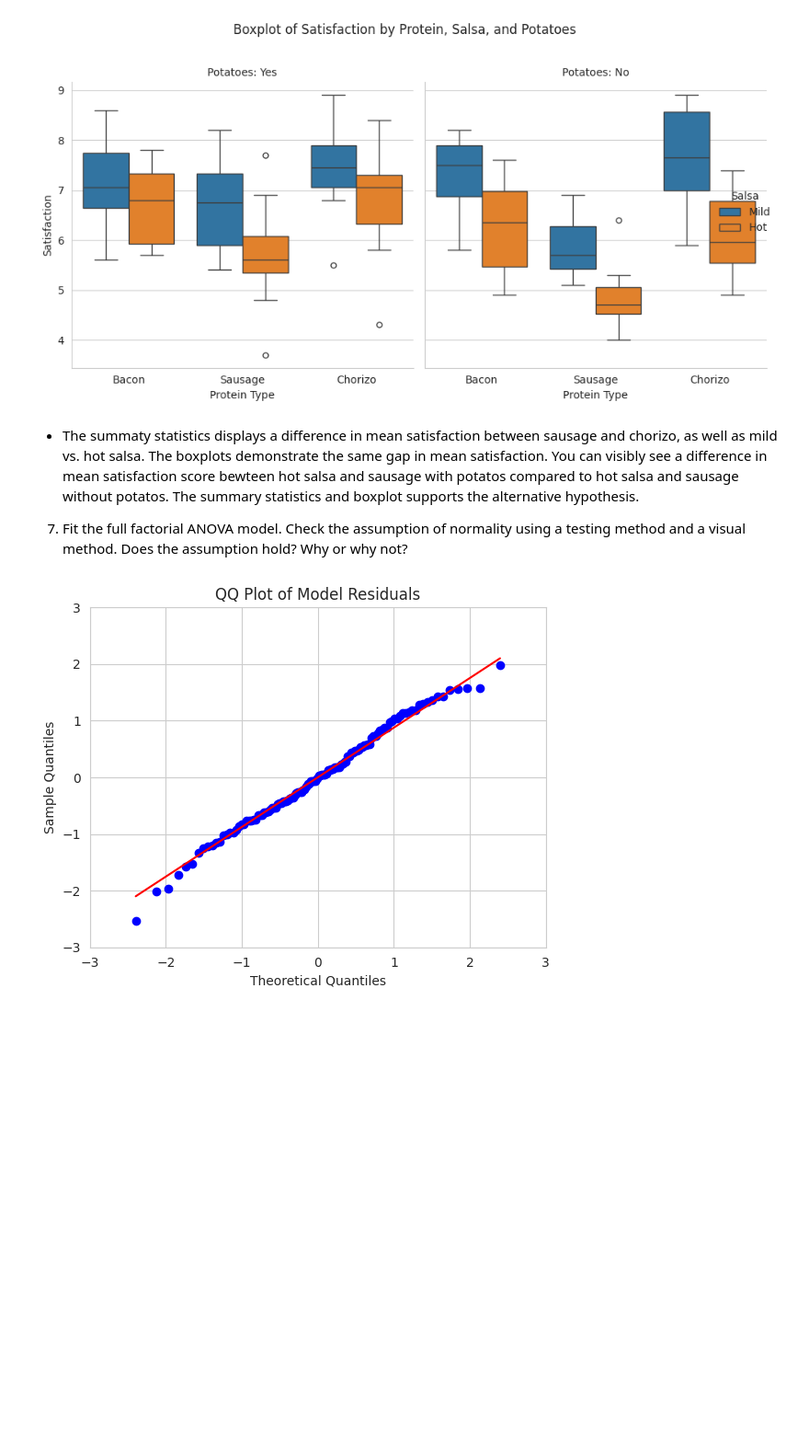
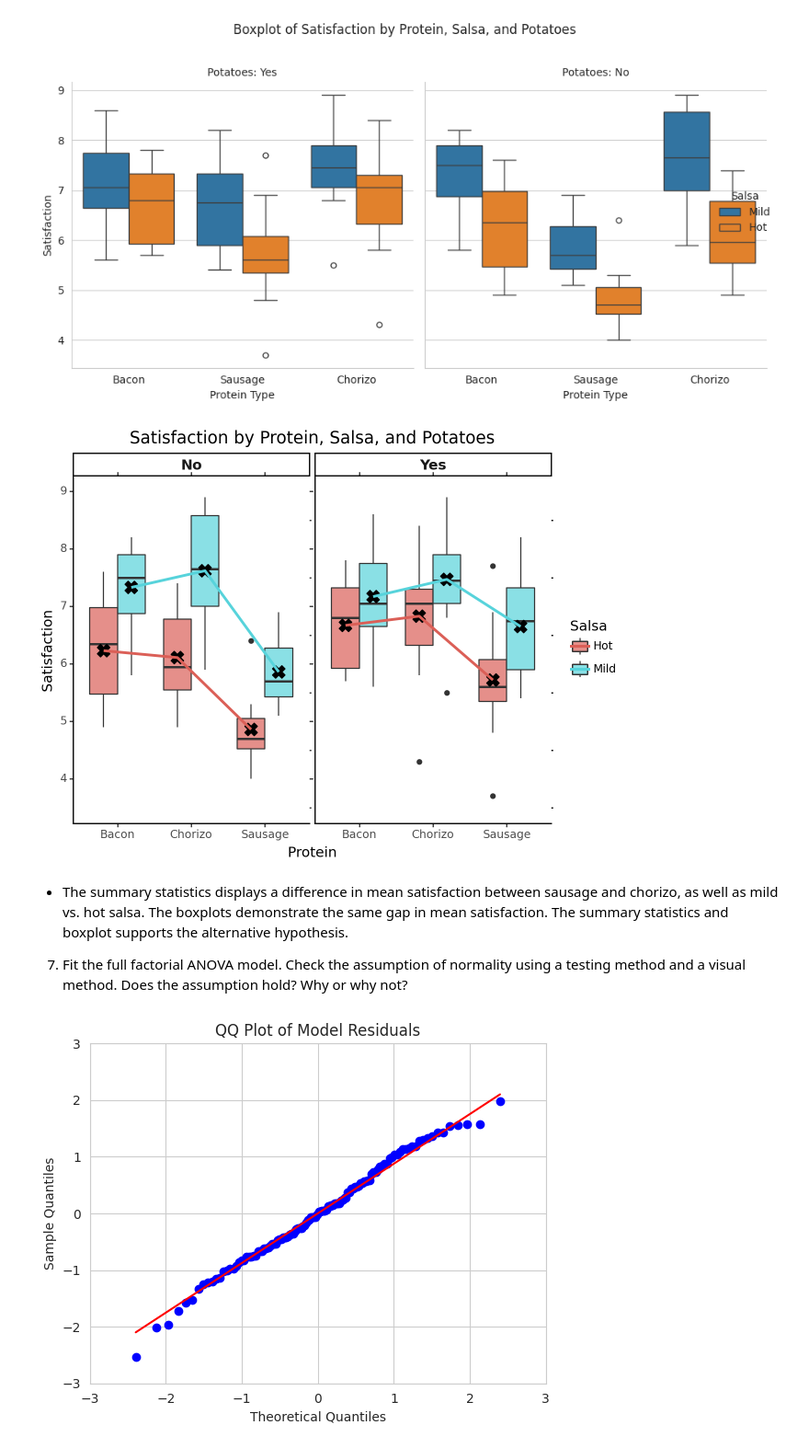
Before and after one commit to kwill580/STAT-7220-Applied-Experimental-Design, a Jupyter notebook: Assignments/Final-Exam/Final-Exam.ipynb, the cells around one changed output. Shown at 92% size. Cells and saved outputs as stored; diff of their text form; code cells hidden in the pictures; blank space fills up the shorter version.

```diff
--- a/Assignments/Final-Exam/Final-Exam.ipynb
+++ b/Assignments/Final-Exam/Final-Exam.ipynb
@@ -173,8 +173,70 @@ plt.tight_layout()
 plt.show()
 # %% [output]
 [figure]
+# %%
+## Install plotnine
+#%pip install plotnine
+## Import all plotnine functions ##:
+from plotnine import *
+
+# Prepare summarized data
+ingred_means = burrito_stats.reset_index()[["Protein", "Salsa", "Potatoes", "mean"]]
+
+# Define dodge position for aligning points/lines with the boxplots
+box_dodge = position_dodge(0.75)
+
+# Build a single faceted plot
+p = (
+    ggplot(burritos, aes(x='Protein', y='Satisfaction')) +
+
+    # 1. Boxplot layer (base visualization)
+    geom_boxplot(aes(fill='Salsa'), alpha=0.7, position=box_dodge) +
+
+    # 2. Mean points (using separate summary data)
+    geom_point(
+        data=ingred_means,
+        mapping=aes(y='mean', group='Salsa'),
+        shape='X',
+        size=5,
+        position=box_dodge,
+        color='black'
+    ) +
+
+    # 3. Mean lines
+    geom_line(
+        data=ingred_means,
+        mapping=aes(y='mean', group='Salsa', color='Salsa'),
+        size=1.2,
+        position=box_dodge
+    ) +
+
+    # 4. Facet by Potatoes (two panels side-by-side)
+    facet_wrap('~Potatoes', ncol=2) +
+
+    # 5. Styling and labels
+    labs(
+        title = "Satisfaction by Protein, Salsa, and Potatoes",
+        x = "Protein",
+        y = "Satisfaction",
+        fill = "Salsa",
+        color = "Salsa"
+    ) +
+
+    theme_classic() +
+    theme(
+        plot_title = element_text(hjust=0.5),
+        strip_text = element_text(size=11, weight='bold')
+    ) +
+
+    scale_y_continuous(limits=(3.5, 9)) # Adjusted y-axis limit to match satisfaction scale (1-10)
+)
+
+# Display
+p
+# %% [output]
+[figure, added]
 # %% [markdown]
-* The summaty statistics displays a difference in mean satisfaction between sausage and chorizo, as well as mild vs. hot salsa. The boxplots demonstrate the same gap in mean satisfaction. You can visibly see a difference in mean satisfaction score bewteen hot salsa and sausage with potatos compared to hot salsa and sausage without potatos. The summary statistics and boxplot supports the alternative hypothesis.
+* The summary statistics displays a difference in mean satisfaction between sausage and chorizo, as well as mild vs. hot salsa. The boxplots demonstrate the same gap in mean satisfaction. The summary statistics and boxplot supports the alternative hypothesis.
 
 7. Fit the full factorial ANOVA model. Check the assumption of normality using a testing method and a visual method. Does the assumption hold? Why or why not?
 # %%
```
Also changed, not shown: parts of 2 cells of this notebook.
